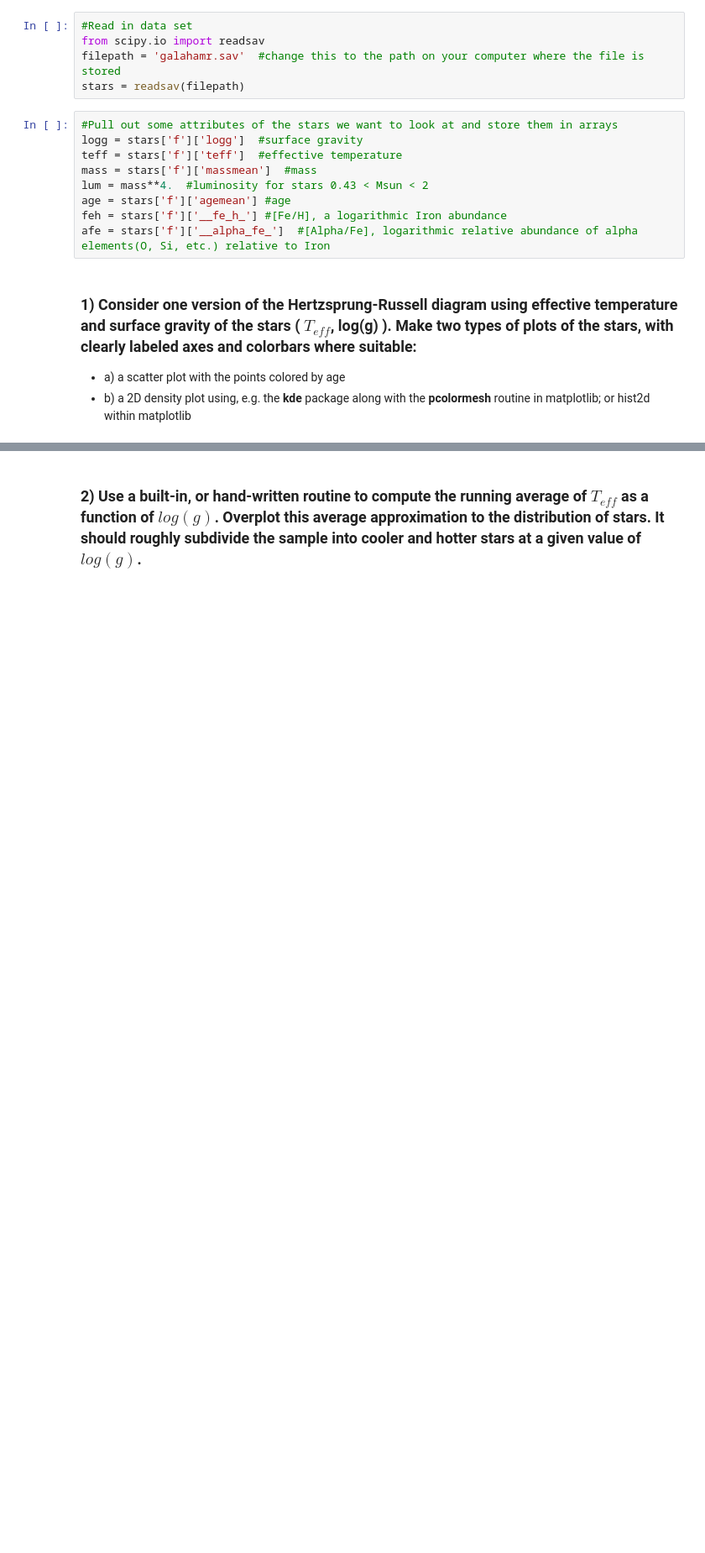
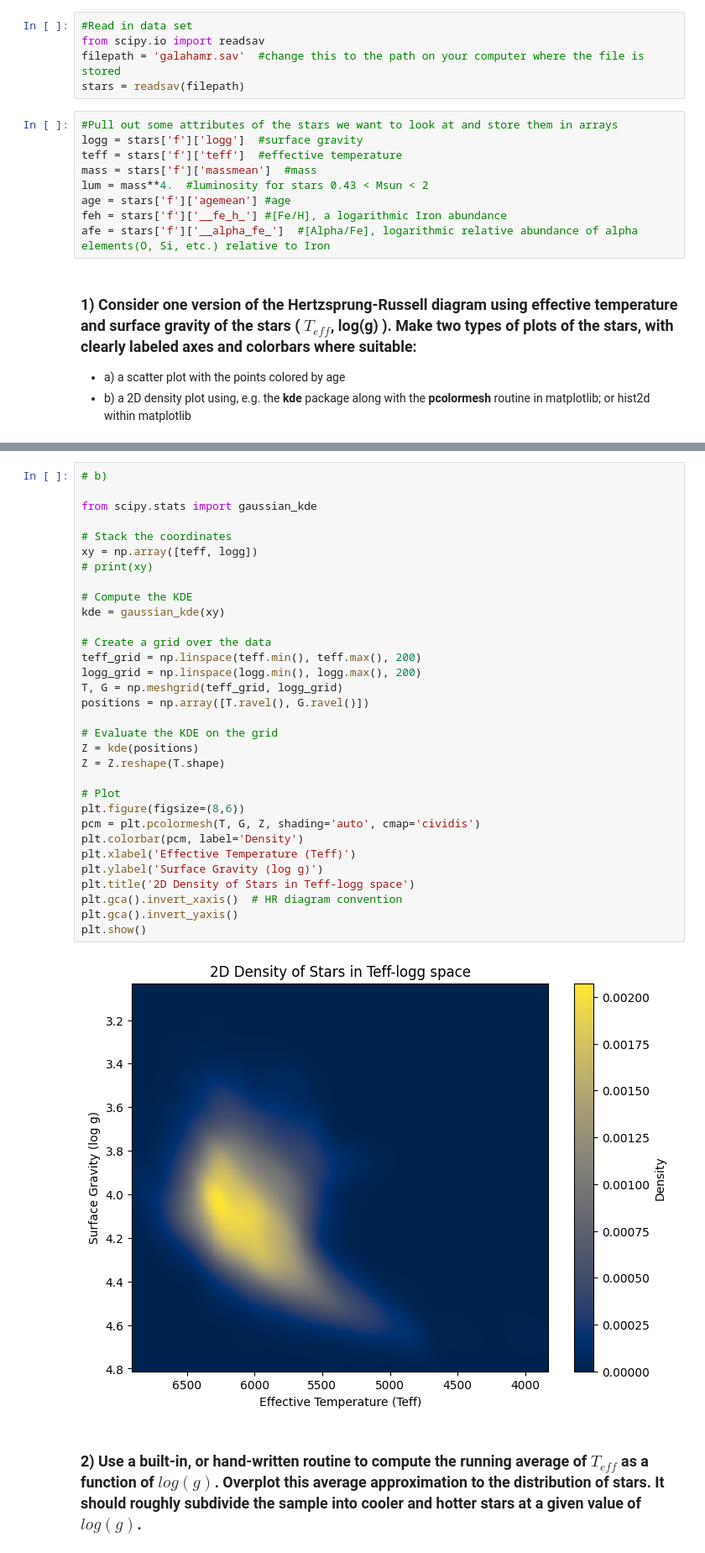
Before and after one commit to DerEppi/NUM, a Jupyter notebook: Exercise 2/Exercise Sheet 2.ipynb, the cells around one changed output, grey strips where cells are left out. Shown at 84% size. Cells and saved outputs as stored; diff of their text form; blank space fills up the shorter version.

```diff
--- a/Exercise 2/Exercise Sheet 2.ipynb
+++ b/Exercise 2/Exercise Sheet 2.ipynb
@@ -35,2 +49,36 @@ afe = stars['f']['__alpha_fe_']  #[Alpha/Fe], logarithmic relative abundance of
+# %%
+# b)
+
+from scipy.stats import gaussian_kde
+
+# Stack the coordinates
+xy = np.array([teff, logg])
+# print(xy)
+
+# Compute the KDE
+kde = gaussian_kde(xy)
+
+# Create a grid over the data
+teff_grid = np.linspace(teff.min(), teff.max(), 200)
+logg_grid = np.linspace(logg.min(), logg.max(), 200)
+T, G = np.meshgrid(teff_grid, logg_grid)
+positions = np.array([T.ravel(), G.ravel()])
+
+# Evaluate the KDE on the grid
+Z = kde(positions)
+Z = Z.reshape(T.shape)
+
+# Plot
+plt.figure(figsize=(8,6))
+pcm = plt.pcolormesh(T, G, Z, shading='auto', cmap='cividis')
+plt.colorbar(pcm, label='Density')
+plt.xlabel('Effective Temperature (Teff)')
+plt.ylabel('Surface Gravity (log g)')
+plt.title('2D Density of Stars in Teff-logg space')
+plt.gca().invert_xaxis()  # HR diagram convention
+plt.gca().invert_yaxis()
+plt.show()
+# %% [output]
+[figure, added]
 # %% [markdown]
 ### 2) Use a built-in, or hand-written routine to compute the running average of $T_{eff}$ as a function of $log(g)$.  Overplot this average approximation to the distribution of stars.  It should roughly subdivide the sample into cooler and hotter stars at a given value of $log(g)$.
```
Also changed, not shown: parts of 4 cells of this notebook.
